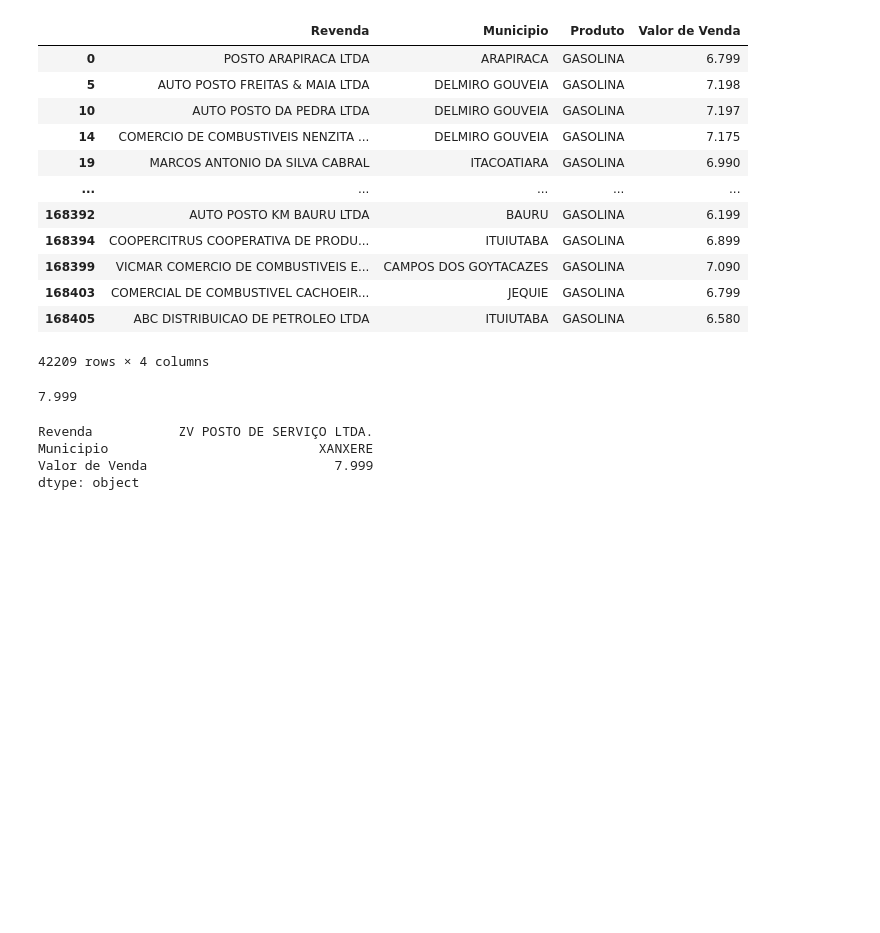
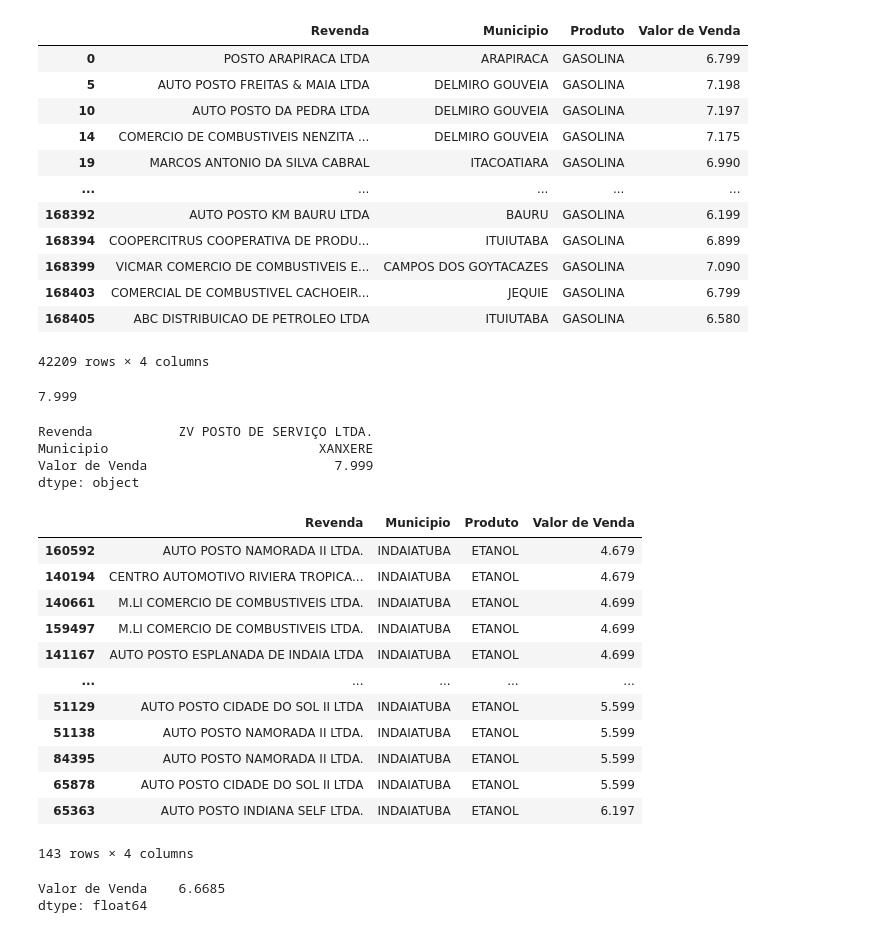
Before and after one commit to mlugard/AnaliseDadosPython, a Jupyter notebook: IntroduçãoPandas.ipynb, the cells around one changed output. Cells and saved outputs as stored; diff of their text form; code cells hidden in the pictures; blank space fills up the shorter version.

```diff
--- a/IntroduçãoPandas.ipynb
+++ b/IntroduçãoPandas.ipynb
@@ -175,3 +175,28 @@ Revenda           ZV POSTO DE SERVIÇO LTDA.
 Municipio                           XANXERE
 Valor de Venda                        7.999
 dtype: object
+# %%
+#DataFrame.loc[] com múltiplas condições para filtragem
+
+etanol_indaiatuba_df = ca_df.loc[(ca_df['Produto'] == 'ETANOL') & (ca_df['Municipio'] == 'INDAIATUBA')]
+display(etanol_indaiatuba_df.sort_values(by='Valor de Venda'))
+# %% [output]
+|  | Revenda | Municipio | Produto | Valor de Venda |
+| 160592 | AUTO POSTO NAMORADA II LTDA. | INDAIATUBA | ETANOL | 4.679 |
+| 140194 | CENTRO AUTOMOTIVO RIVIERA TROPICA... | INDAIATUBA | ETANOL | 4.679 |
+| 140661 | M.LI COMERCIO DE COMBUSTIVEIS LTDA. | INDAIATUBA | ETANOL | 4.699 |
+| 159497 | M.LI COMERCIO DE COMBUSTIVEIS LTDA. | INDAIATUBA | ETANOL | 4.699 |
+| 141167 | AUTO POSTO ESPLANADA DE INDAIA LTDA | INDAIATUBA | ETANOL | 4.699 |
+| ... | ... | ... | ... | ... |
+| 51129 | AUTO POSTO CIDADE DO SOL II LTDA | INDAIATUBA | ETANOL | 5.599 |
+| 51138 | AUTO POSTO NAMORADA II LTDA. | INDAIATUBA | ETANOL | 5.599 |
+| 84395 | AUTO POSTO NAMORADA II LTDA. | INDAIATUBA | ETANOL | 5.599 |
+| 65878 | AUTO POSTO CIDADE DO SOL II LTDA | INDAIATUBA | ETANOL | 5.599 |
+| 65363 | AUTO POSTO INDIANA SELF LTDA. | INDAIATUBA | ETANOL | 6.197 |
+143 rows × 4 columns
+# %%
+# Qual a média de preços dos combustíveis GASOLINA e GASOLINA ADITIVADA do Bairro BELA VISTA em SP
+display(combustiveis_df.loc[(combustiveis_df['Bairro'] == 'TATUAPÉ') & (combustiveis_df['Municipio'] == 'SAO PAULO') & ((combustiveis_df['Produto'] == 'GASOLINA') | (combustiveis_df['Produto'] == 'GASOLINA ADITIVADA')), ['Valor de Venda']].mean())
+# %% [output]
+Valor de Venda    6.6685
+dtype: float64
```
Also changed, not shown: parts of 3 cells of this notebook.
